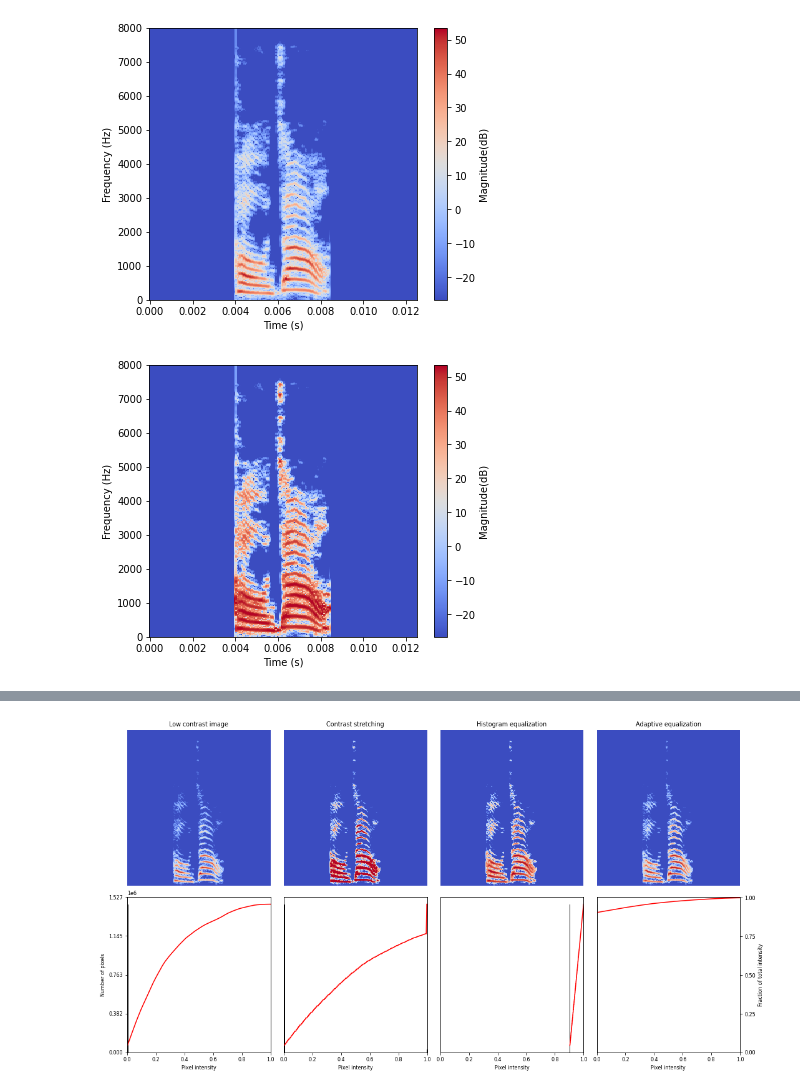
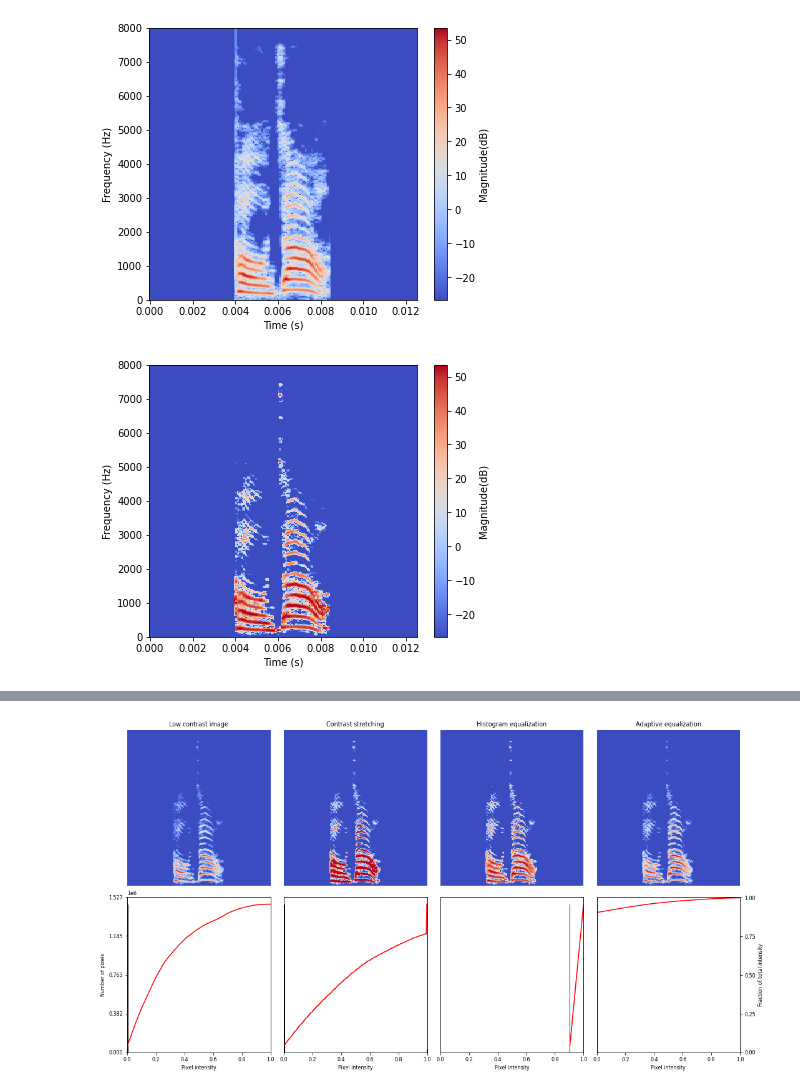
Before and after one commit to tan90xx/Spectro-Gabor-features, a Jupyter notebook: Step2.MVN and HEQ.ipynb, the cells around one changed output, grey strips where cells are left out. Cells and saved outputs as stored; diff of their text form; code cells hidden in the pictures.

```diff
--- a/Step2.MVN and HEQ.ipynb
+++ b/Step2.MVN and HEQ.ipynb
@@ -32,12 +32,13 @@ Axx_dB_std1_mvn = draw_spec(s2,retn=True)
 # %%
 from skimage import exposure
 from skimage.util import img_as_ubyte
-img_eq = exposure.equalize_hist(Axx_dB_std1_mvn)
-min_max_scaler = preprocessing.MinMaxScaler(feature_range=(np.min(Axx_dB_std1_mvn),np.max(Axx_dB_std1_mvn)))
-I_minmax = min_max_scaler.fit_transform(img_eq)
+img = img_as_ubyte(Axx_dB_std1_mvn/np.max(Axx_dB_std1_mvn))
+img_eq = exposure.equalize_hist(img)
+min_max_scaler2 = preprocessing.MinMaxScaler(feature_range=(np.min(Axx_dB_std1_mvn),np.max(Axx_dB_std1_mvn)))
+I_minmax = min_max_scaler2.fit_transform(img_eq)
 draw_spec(I_minmax)
 # %% [output]
-[figure, old version]
+[figure, new version]
 # %%
 A_signal = librosa.stft(s, n_fft=FS, hop_length=HOP, win_length=WIN)
 process2 = librosa.istft(librosa.db_to_amplitude(I_minmax) * np.exp(1j * np.angle(A_signal)), hop_length=HOP, win_length=WIN)
```
